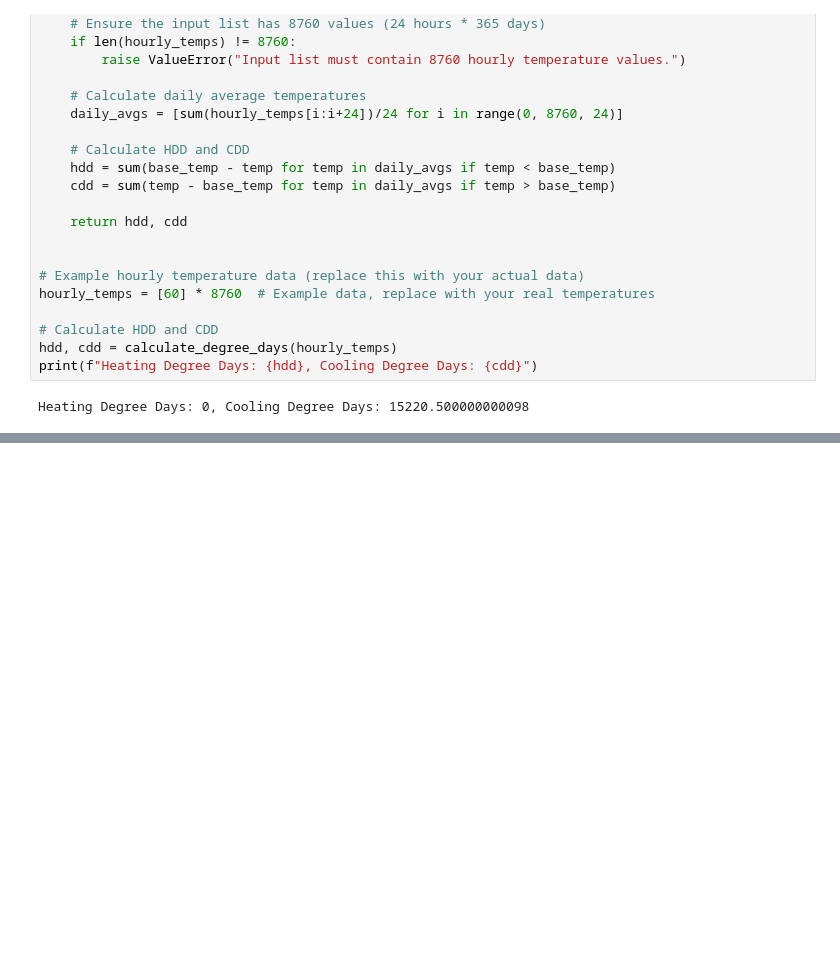
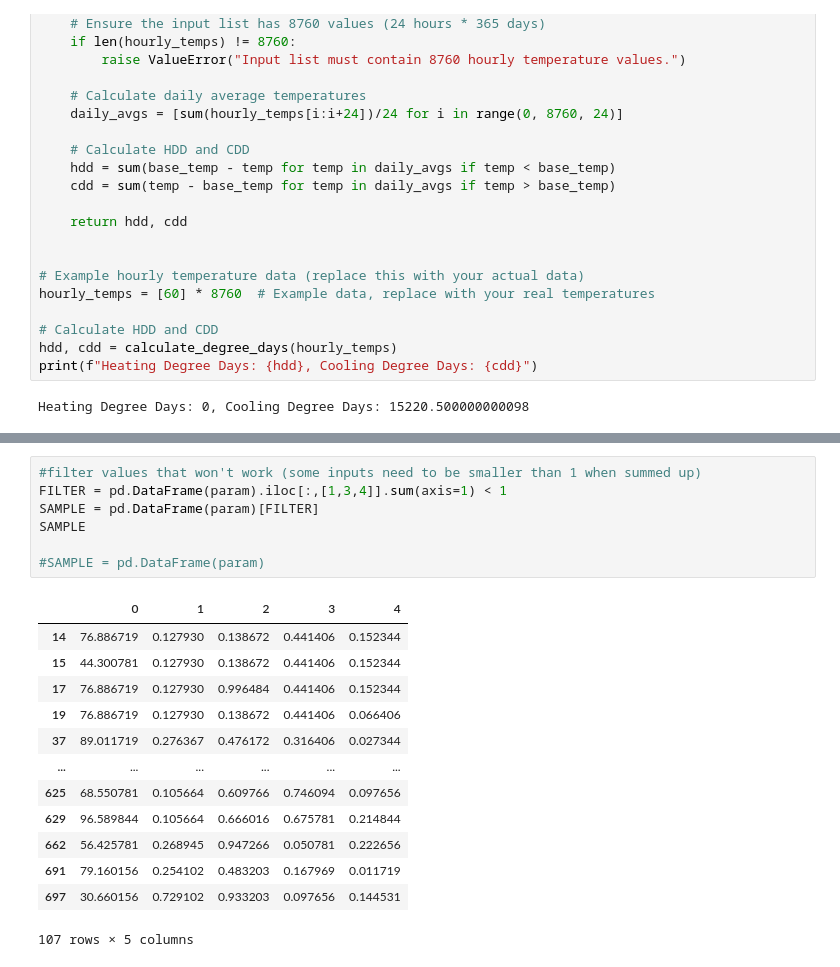
Before and after one commit to VIP-SMUR/24Sp-Microclimate, a Jupyter notebook: uwg_test.ipynb, the cells around one changed output, grey strips where cells are left out. Cells and saved outputs as stored; diff of their text form; blank space fills up the shorter version.

```diff
--- a/uwg_test.ipynb
+++ b/uwg_test.ipynb
@@ -261,0 +279,21 @@ pd.DataFrame(param_values_saltelli)
+# %%
+#filter values that won't work (some inputs need to be smaller than 1 when summed up)
+FILTER = pd.DataFrame(param).iloc[:,[1,3,4]].sum(axis=1) < 1
+SAMPLE = pd.DataFrame(param)[FILTER]
+SAMPLE
+
+#SAMPLE = pd.DataFrame(param)
+# %% [output]
+|  | 0 | 1 | 2 | 3 | 4 |
+| 14 | 76.886719 | 0.127930 | 0.138672 | 0.441406 | 0.152344 |
+| 15 | 44.300781 | 0.127930 | 0.138672 | 0.441406 | 0.152344 |
+| 17 | 76.886719 | 0.127930 | 0.996484 | 0.441406 | 0.152344 |
+| 19 | 76.886719 | 0.127930 | 0.138672 | 0.441406 | 0.066406 |
+| 37 | 89.011719 | 0.276367 | 0.476172 | 0.316406 | 0.027344 |
+| ... | ... | ... | ... | ... | ... |
+| 625 | 68.550781 | 0.105664 | 0.609766 | 0.746094 | 0.097656 |
+| 629 | 96.589844 | 0.105664 | 0.666016 | 0.675781 | 0.214844 |
+| 662 | 56.425781 | 0.268945 | 0.947266 | 0.050781 | 0.222656 |
+| 691 | 79.160156 | 0.254102 | 0.483203 | 0.167969 | 0.011719 |
+| 697 | 30.660156 | 0.729102 | 0.933203 | 0.097656 | 0.144531 |
+107 rows × 5 columns
```
Also changed, not shown: parts of 21 cells of this notebook, 1 other file.
